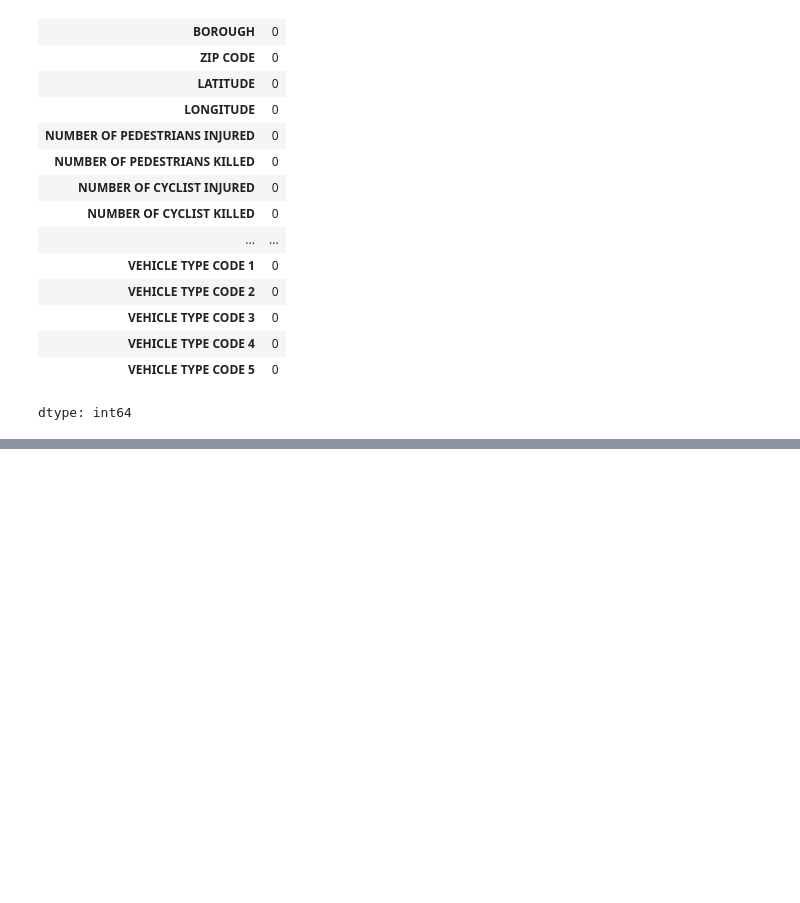
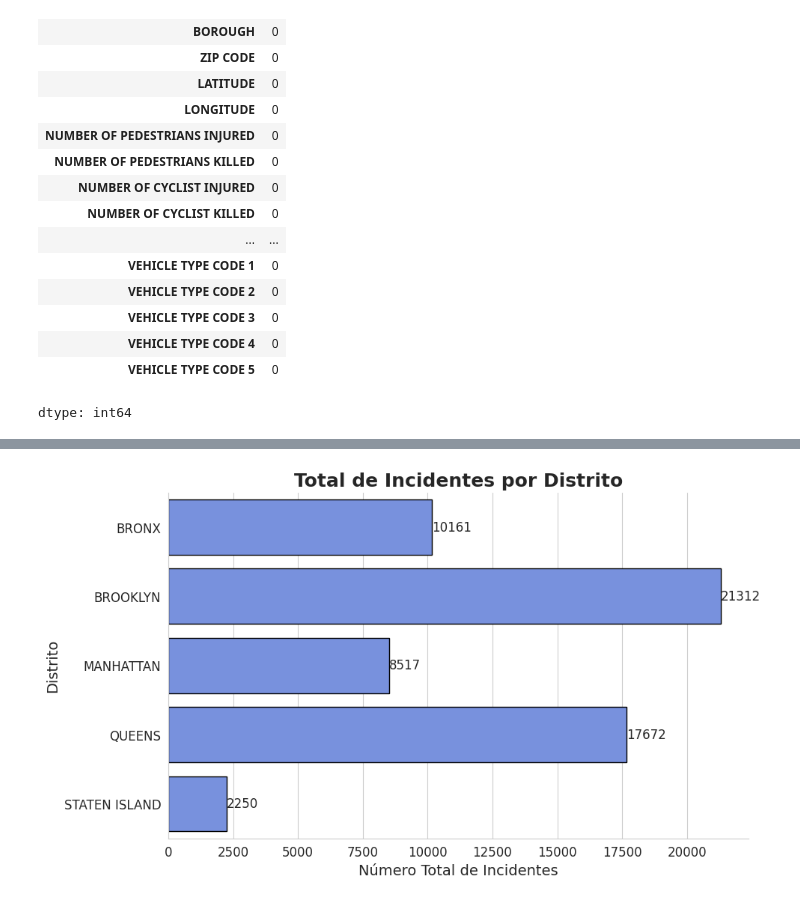
Before and after one commit to cesarorrr/Big-Data-Class, a Jupyter notebook: Ejercicio_grupo_datos_preProyecto.ipynb, the cells around one changed output, grey strips where cells are left out. Cells and saved outputs as stored; diff of their text form; code cells hidden in the pictures; blank space fills up the shorter version.

```diff
--- a/Ejercicio_grupo_datos_preProyecto.ipynb
+++ b/Ejercicio_grupo_datos_preProyecto.ipynb
@@ -117,0 +118,50 @@ plt.show()
+# %%
+# Sumar el total de incidentes por cada fila en el DataFrame 'accidents_clear',
+# sumando el número de peatones, ciclistas y automovilistas heridos o fallecidos.
+accidents_clear['TOTAL_INCIDENTS'] = (
+    accidents_clear['NUMBER OF PEDESTRIANS INJURED'] +
+    accidents_clear['NUMBER OF PEDESTRIANS KILLED'] +
+    accidents_clear['NUMBER OF CYCLIST INJURED'] +
+    accidents_clear['NUMBER OF CYCLIST KILLED'] +
+    accidents_clear['NUMBER OF MOTORIST INJURED'] +
+    accidents_clear['NUMBER OF MOTORIST KILLED']
+)
+
+# Agrupar el DataFrame 'accidents_clear' por la columna 'BOROUGH' (distrito) y
+# calcular la suma de 'TOTAL_INCIDENTS' para cada distrito.
+# El resultado es un nuevo DataFrame 'incident_totals' con el total de incidentes por distrito.
+incident_totals = accidents_clear.groupby('BOROUGH')['TOTAL_INCIDENTS'].sum().reset_index()
+
+# Configurar el tamaño de la figura del gráfico
+plt.figure(figsize=(10, 6))
+
+# Establecer el estilo de fondo y la paleta de colores
+sns.set_style("whitegrid")
+sns.set_palette("coolwarm")
+
+# Crear un gráfico de barras con 'BOROUGH' en el eje Y y 'TOTAL_INCIDENTS' en el eje X,
+# utilizando el DataFrame 'incident_totals'. 'edgecolor' define el color de los bordes de las barras.
+barplot = sns.barplot(
+    x='TOTAL_INCIDENTS',
+    y='BOROUGH',
+    data=incident_totals,
+    edgecolor='black'
+)
+
+# Título y etiquetas de los ejes, con configuraciones adicionales para el tamaño de fuente
+plt.title('Total de Incidentes por Distrito', fontsize=18, fontweight='bold')
+plt.xlabel('Número Total de Incidentes', fontsize=14)
+plt.ylabel('Distrito', fontsize=14)
+plt.xticks(fontsize=12)
+plt.yticks(fontsize=12)
+
+# Añadir etiquetas de números en cada barra, con formato de enteros y ajustadas en el borde de las barras
+barplot.bar_label(barplot.containers[0], fmt='%d', fontsize=12, label_type='edge')
+
+# Quitar los bordes superiores y derechos del gráfico para un diseño más limpio
+sns.despine()
+
+# Mostrar el gráfico final
+plt.show()
+# %% [output]
+[figure, added]
```
Also changed, not shown: parts of 1 cell of this notebook.
